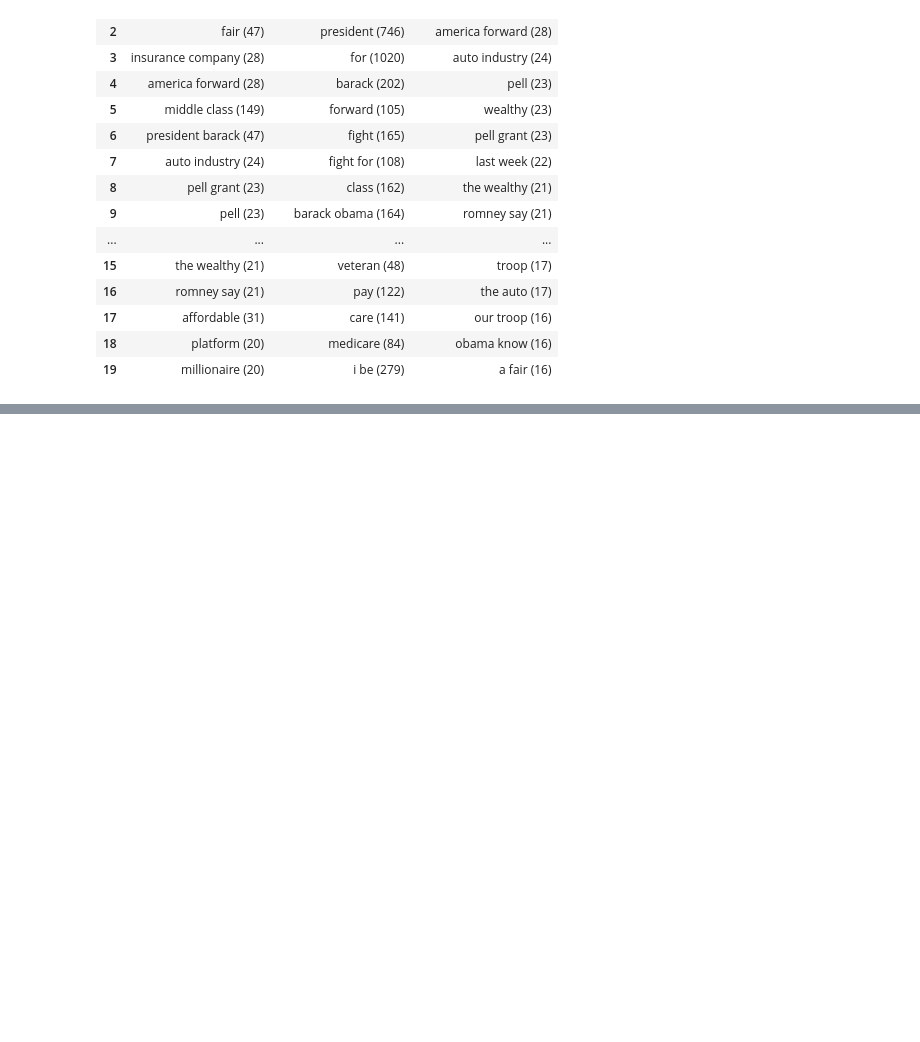
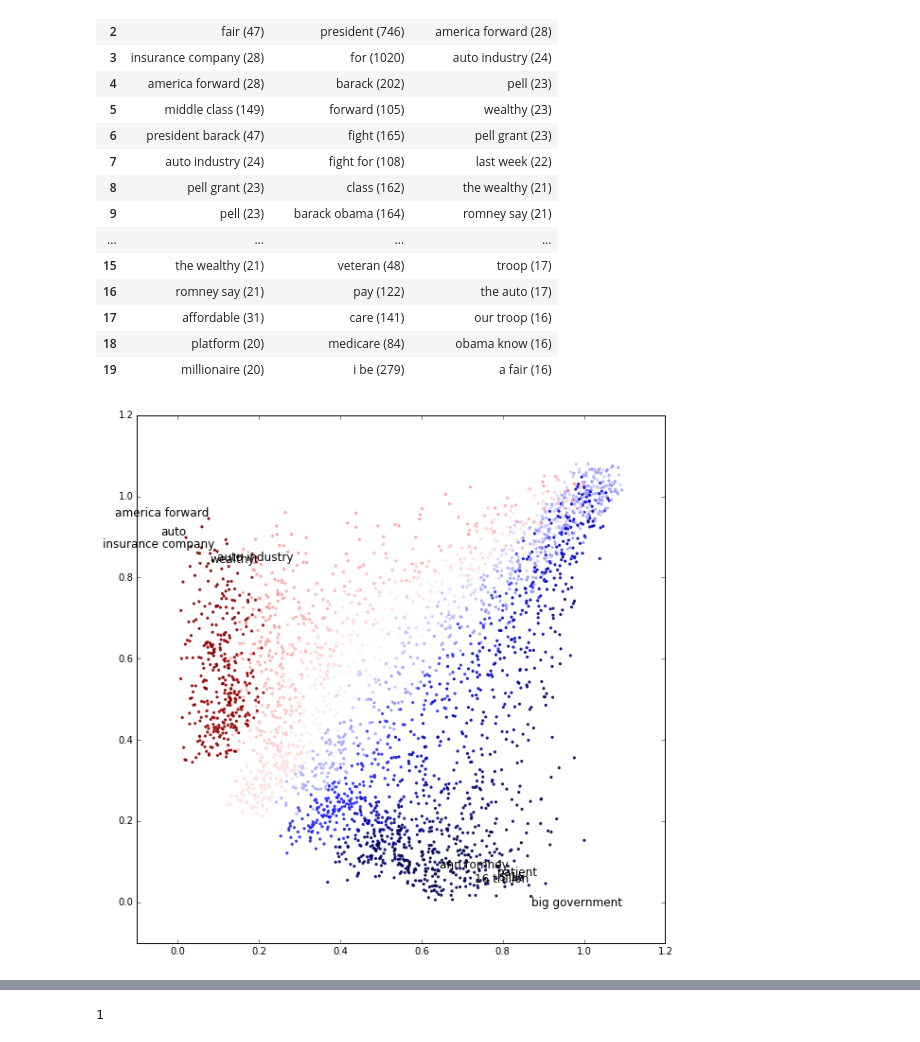
Before and after one commit to JasonKessler/scattertext, a Jupyter notebook: 2012 Political Convention Speech Analysis.ipynb, the cells around one changed output, grey strips where cells are left out. Cells and saved outputs as stored; diff of their text form; code cells hidden in the pictures; blank space fills up the shorter version.

Commit message:
Adding rudder chart capabilities

```diff
--- a/2012 Political Convention Speech Analysis.ipynb
+++ b/2012 Political Convention Speech Analysis.ipynb
@@ -104,3 +131,13 @@ Democratic Associations
 | 17 | affordable (31) | care (141) | our troop (16) |
 | 18 | platform (20) | medicare (84) | obama know (16) |
 | 19 | millionaire (20) | i be (279) | a fair (16) |
+# %%
+import imp
+imp.reload(texttoideas.RudderChart)
+
+rudder_chart = texttoideas.RudderChart.RudderChart(term_doc_mat, jitter=0.1)
+plt.rcParams['figure.figsize'] = (10, 10)
+drawn_df, fig_html = rudder_chart.draw('democrat')
+open('fig.html','w').write(fig_html)
+# %% [output]
+[figure, added]
@@ -106,0 +145,6 @@ Democratic Associations
+# %%
+term_doc_mat._category_idx_store = texttoideas.IndexStore()
+term_doc_mat._category_idx_store.getidx('democrat')
+term_doc_mat._category_idx_store.getidx('republican')
+# %% [output]
+1
```
Also changed, not shown: parts of 4 cells of this notebook, 3 other files.
